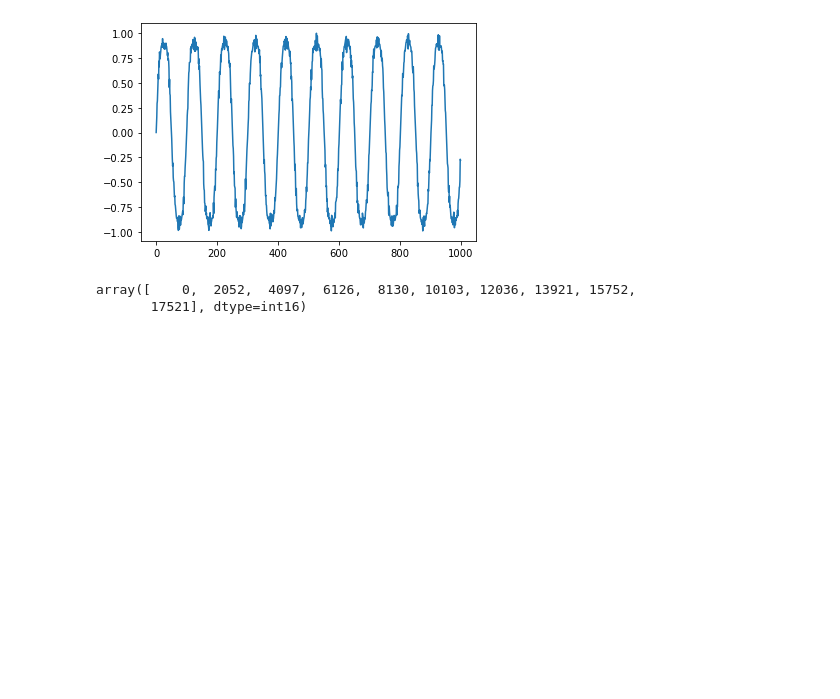
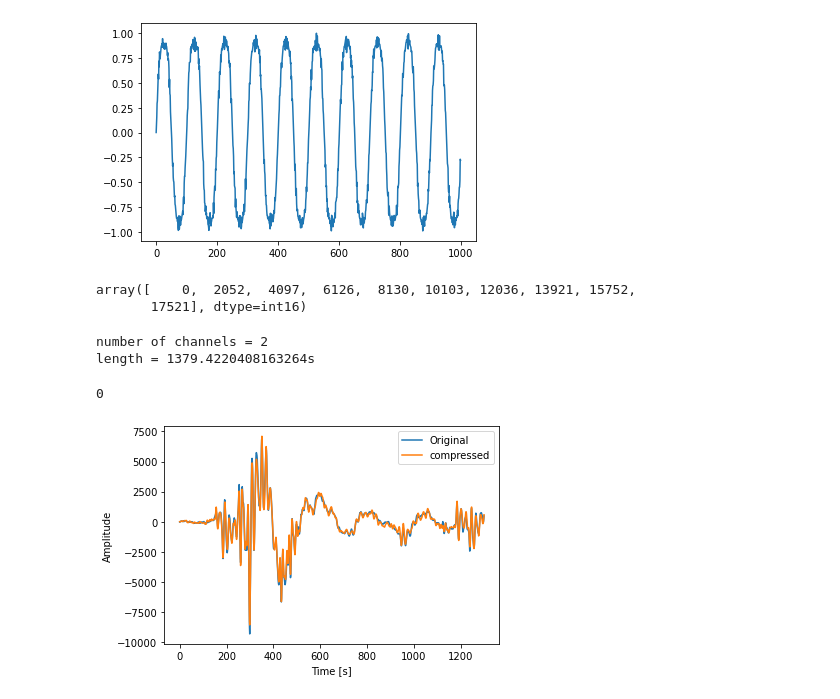
Before and after one commit to wesleygas/AudiorepML, a Jupyter notebook: SinewaveTest.ipynb, the cells around one changed output. Saved outputs shown, nothing was run; the diff lists cells and outputs as text; code cells hidden in the pictures; blank space fills up the shorter version.

```diff
--- a/SinewaveTest.ipynb
+++ b/SinewaveTest.ipynb
@@ -51,0 +50,23 @@ samplesize = 50
+# %%
+tf.config.list_physical_devices('GPU')
+import os
+from os.path import join as pjoin
+import simpleaudio as sa
+from scipy.io import wavfile
+
+
+original_data_dir = pjoin(os.getcwd(),"..\\AudioFiles","wavs")
+compressed_data_dir = pjoin(os.getcwd(),"..\\AudioFiles","medio")
+original_fname = pjoin(original_data_dir, '55_tdcast.wav')
+compressed_fname = pjoin(compressed_data_dir, '55_tdcast.wav')
+
+samplerate_original, original_data = wavfile.read(original_fname)
+print(f"number of channels = {original_data.shape[1]}")
+
+length = original_data.shape[0] / samplerate
+print(f"length = {length}s")
+
+samplerate_compressed, compressed_data = wavfile.read(compressed_fname)
+# %% [output]
+number of channels = 2
+length = 1379.4220408163264s
@@ -51,0 +86,16 @@ samplesize = 50
+# %%
+len(compressed_data) - len(original_data)
+# %% [output]
+0
+# %%
+import matplotlib.pyplot as plt
+import numpy as np
+# time = np.linspace(0., 10000, data.shape[0])
+plt.plot(original_data[10700:12000, 0], label="Original")
+plt.plot(compressed_data[10700:12000, 0], label="compressed")
+plt.legend()
+plt.xlabel("Time [s]")
+plt.ylabel("Amplitude")
+plt.show()
+# %% [output]
+[figure, added]
```
Also changed, not shown: parts of 32 cells of this notebook.
